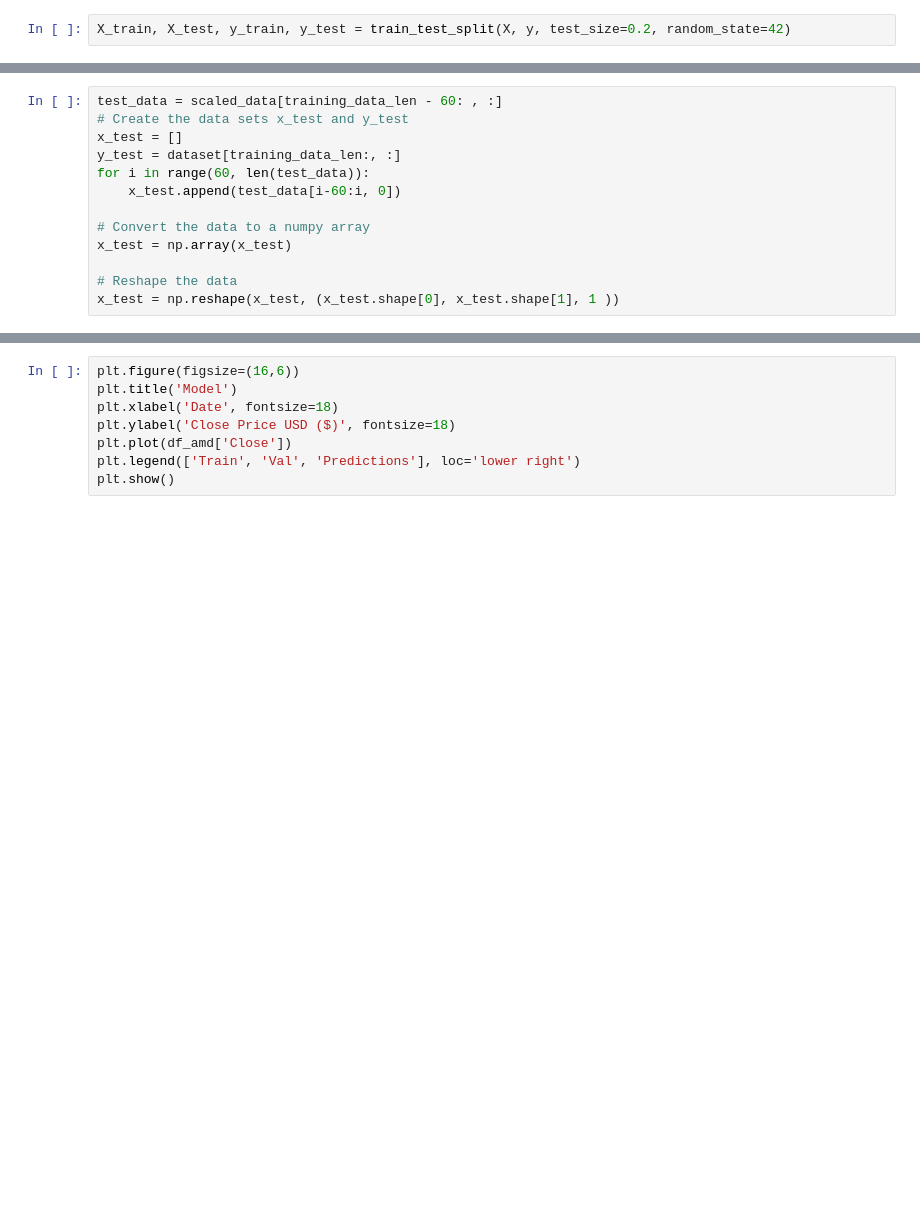
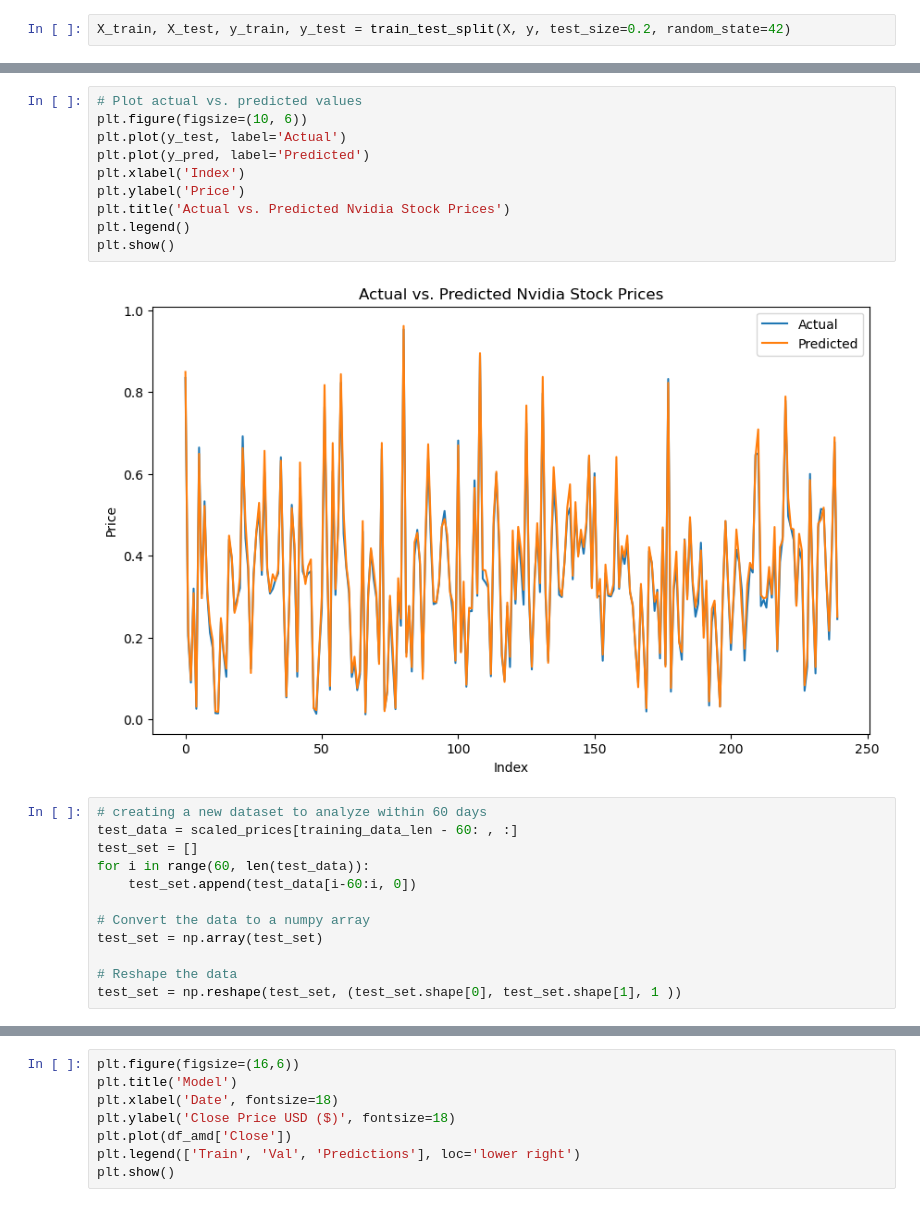
Before and after one commit to Kestrel86/Stock_Analysis, a Jupyter notebook: AMD_analysis.ipynb, the cells around one changed output, grey strips where cells are left out. Saved outputs shown, nothing was run; the diff lists cells and outputs as text; blank space fills up the shorter version.

```diff
--- a/AMD_analysis.ipynb
+++ b/AMD_analysis.ipynb
@@ -263,14 +291,25 @@ Epoch 100/100
+# %%
+# Plot actual vs. predicted values
+plt.figure(figsize=(10, 6))
+plt.plot(y_test, label='Actual')
+plt.plot(y_pred, label='Predicted')
+plt.xlabel('Index')
+plt.ylabel('Price')
+plt.title('Actual vs. Predicted Nvidia Stock Prices')
+plt.legend()
+plt.show()
+# %% [output]
+[figure, added]
 # %%
-test_data = scaled_data[training_data_len - 60: , :]
-# Create the data sets x_test and y_test
-x_test = []
-y_test = dataset[training_data_len:, :]
+# creating a new dataset to analyze within 60 days
+test_data = scaled_prices[training_data_len - 60: , :]
+test_set = []
 for i in range(60, len(test_data)):
-    x_test.append(test_data[i-60:i, 0])
+    test_set.append(test_data[i-60:i, 0])
 
 # Convert the data to a numpy array
-x_test = np.array(x_test)
+test_set = np.array(test_set)
 
 # Reshape the data
-x_test = np.reshape(x_test, (x_test.shape[0], x_test.shape[1], 1 ))
+test_set = np.reshape(test_set, (test_set.shape[0], test_set.shape[1], 1 ))
 # %%
```
Also changed, not shown: parts of 16 cells of this notebook, 3 other files.
